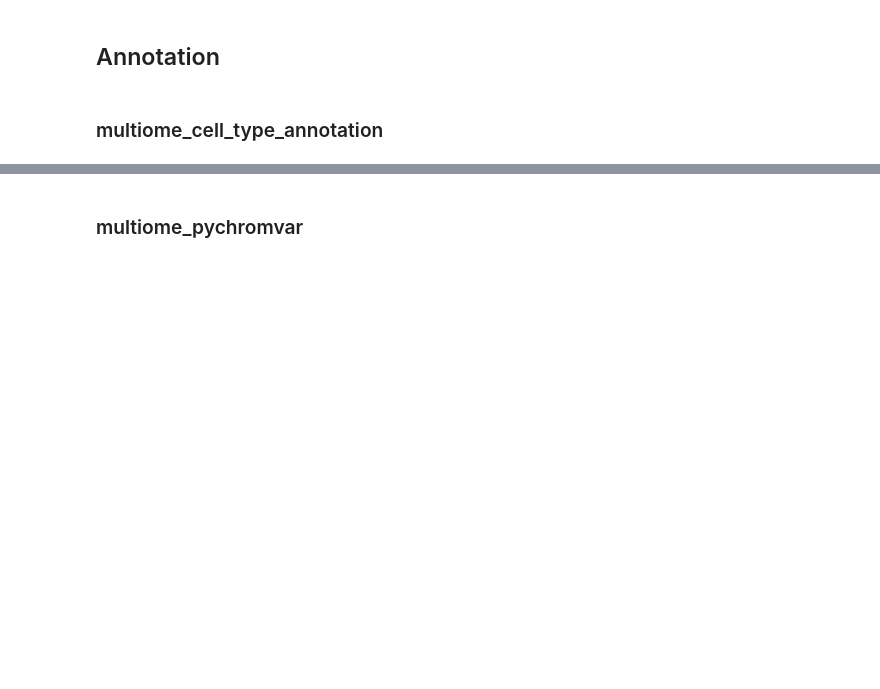
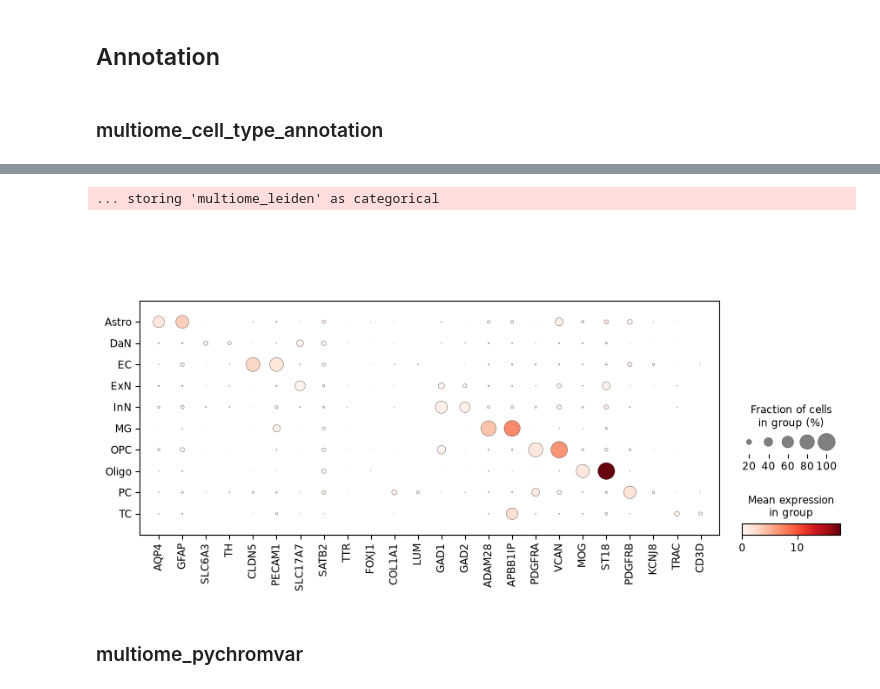
Before and after one commit to NIH-CARD/scMAVERICS, a Jupyter notebook: doc_notebooks/multiome.ipynb, the cells around one changed output, grey strips where cells are left out. Saved outputs shown, nothing was run; the diff lists cells and outputs as text; code cells hidden in the pictures; blank space fills up the shorter version.

```diff
--- a/doc_notebooks/multiome.ipynb
+++ b/doc_notebooks/multiome.ipynb
@@ -320,2 +426,13 @@ mdata.write_h5mu(work_dir + 'data/08_multiome.h5mu', compression = 'gzip')
+# %%
+sc.pl.dotplot(
+    mdata.mod['rna'],
+    marker_gene_df['target'],
+    groupby = 'celltype',
+    use_raw = False,
+    layer = 'log-norm',
+)
+# %% [output]
+... storing 'multiome_leiden' as categorical
+[figure, added]
 # %% [markdown]
 ### multiome_pychromvar
```
Also changed, not shown: parts of 38 cells of this notebook, 6 other files.
